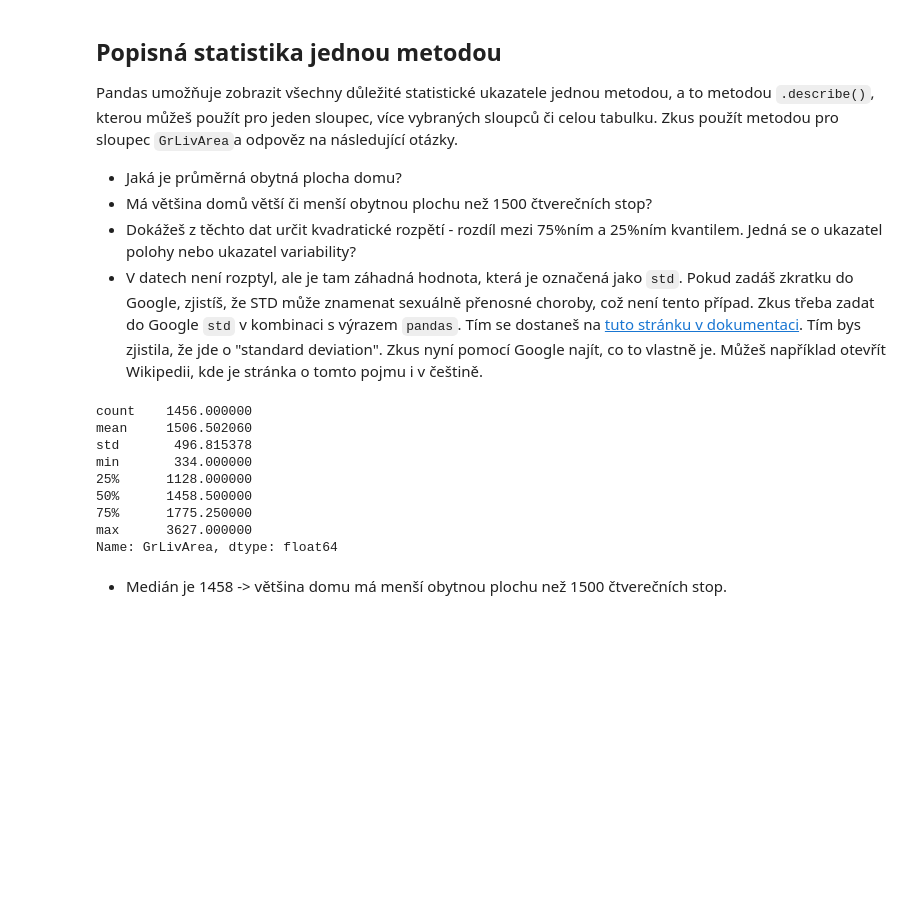
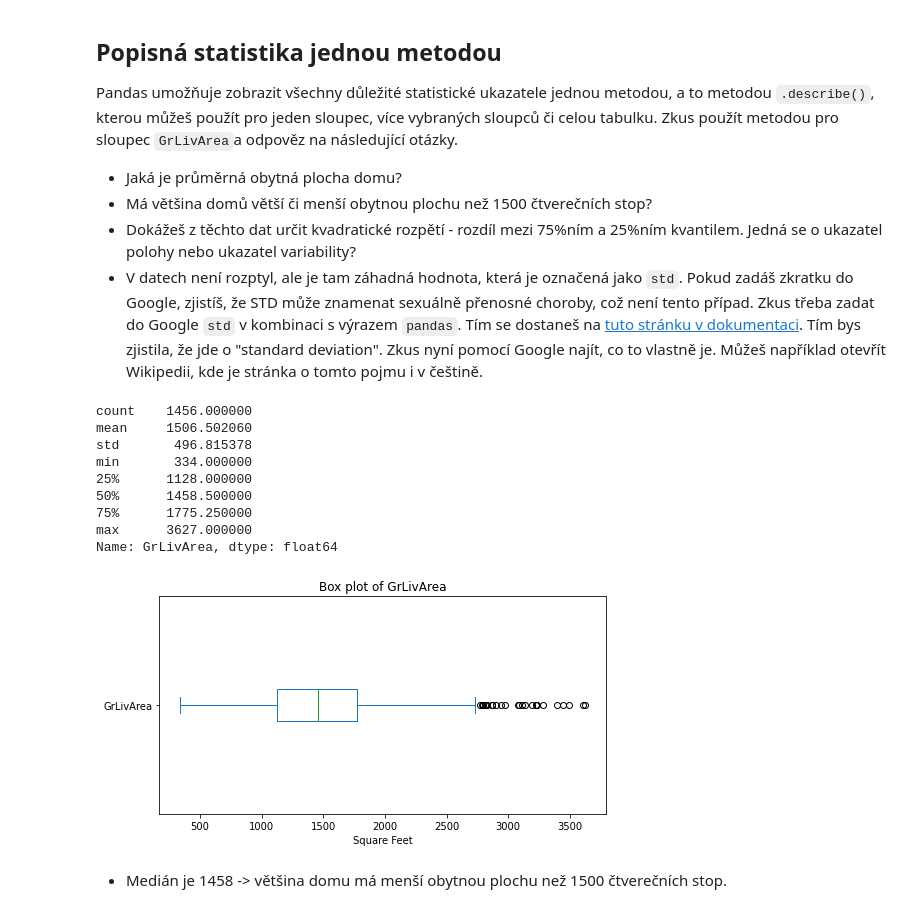
Before and after one commit to AnetaPopelova/czechitas-python-for-data-science, a Jupyter notebook: lekce-05/excs/reseni.ipynb, the cells around one changed output. Drawn from its saved outputs; the diff is of its cells as text; code cells hidden in the pictures; blank space fills up the shorter version.

```diff
--- a/lekce-05/excs/reseni.ipynb
+++ b/lekce-05/excs/reseni.ipynb
@@ -119,6 +119,15 @@ min       334.000000
 75%      1775.250000
 max      3627.000000
 Name: GrLivArea, dtype: float64
+# %%
+data["GrLivArea"].plot(kind="box", vert=False, figsize=(8,4))
+
+plt.title("Box plot of GrLivArea")
+plt.xlabel("Square Feet")
+
+plt.show()
+# %% [output]
+[figure, added]
 # %% [markdown]
 - Medián je 1458 -> většina domu má menší obytnou plochu než 1500 čtverečních stop.
 # %%
```
